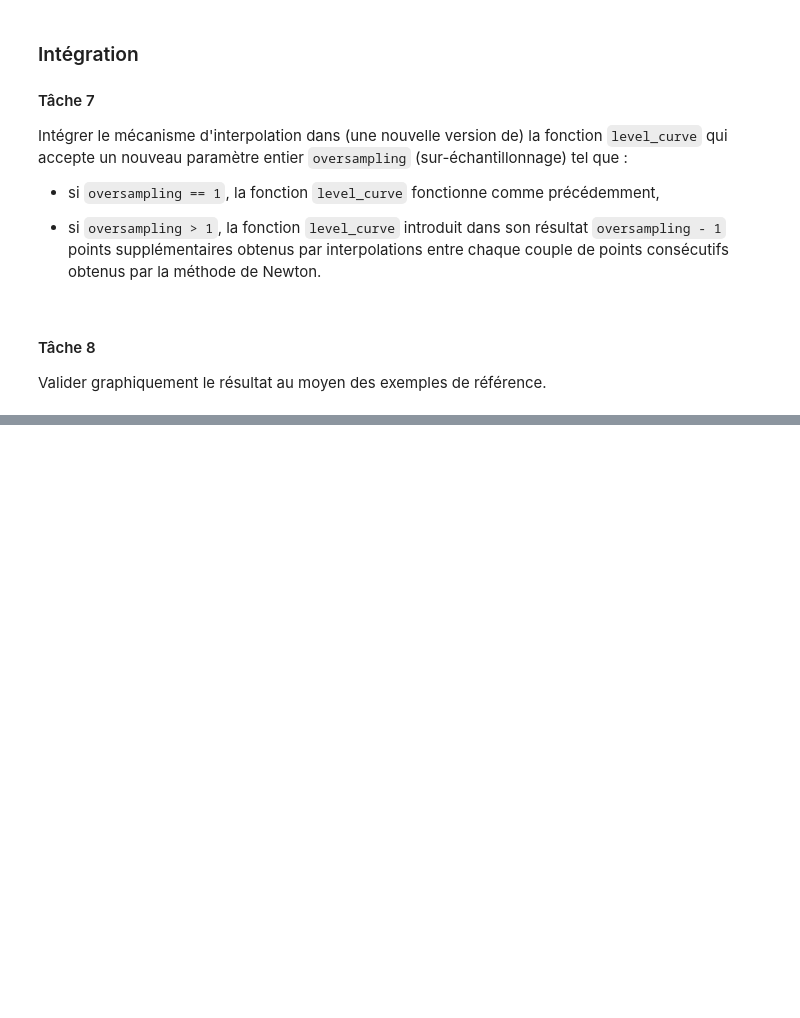
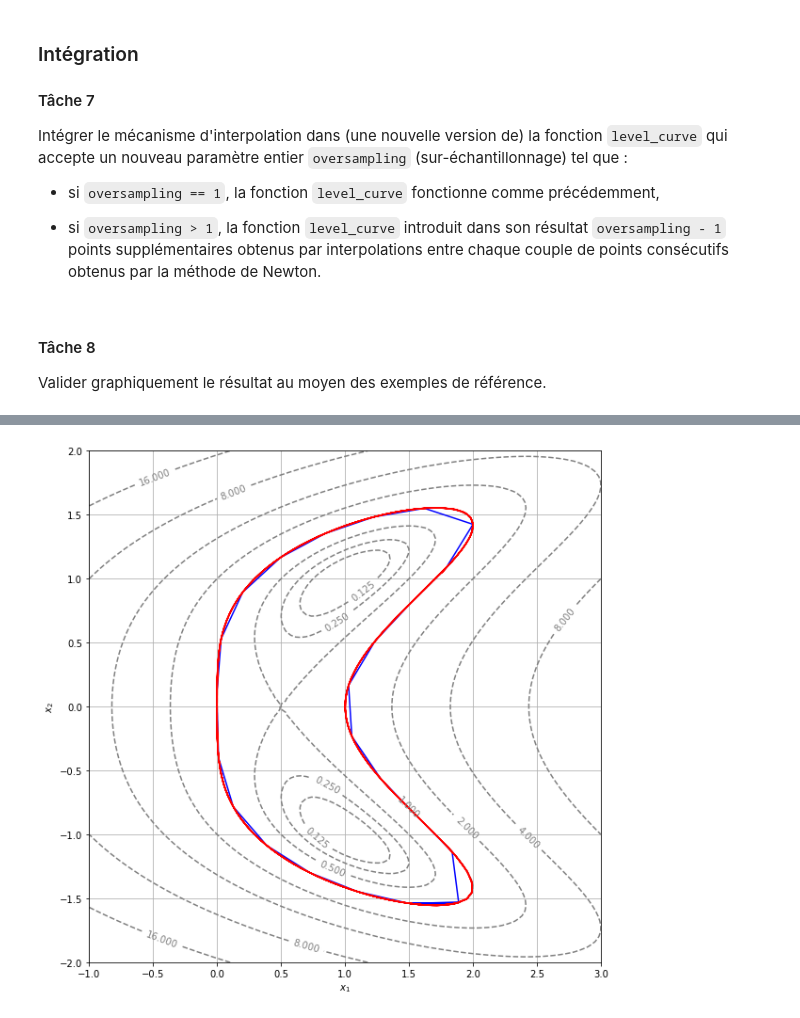
Before and after one commit to 20doireau/projet_math, a Jupyter notebook: Courbes_de_niveau_Fiche_reponse.ipynb, the cells around one changed output, grey strips where cells are left out. Cells and saved outputs as stored; diff of their text form; code cells hidden in the pictures; blank space fills up the shorter version.

```diff
--- a/Courbes_de_niveau_Fiche_reponse.ipynb
+++ b/Courbes_de_niveau_Fiche_reponse.ipynb
@@ -645,0 +705,17 @@ Valider graphiquement le résultat au moyen des exemples de référence.
+# %%
+# On affiche les lignes de niveaux de f2
+display_contour(f2, x = np.linspace(-1.0, 3.0, 100), y = np.linspace(-2.0, 2.0, 100), levels = [2**i for i in range(-3, 8)])
+
+    ## ligne de niveau 1.0 (en bleu)
+def f2_1(x1,x2):
+    x1 = np.array(x1)
+    x2 = np.array(x2)
+    return np.array([f2(x1,x2) - 1.0, x1 - x2])
+
+A = level_curve3(f2, Newton(f2_1, 0.8, 0.8, eps, N)[0], Newton(f2_1, 0.8, 0.8, eps, N)[1], 0.4, N, eps, 1.0,1)
+plt.plot(A[0],A[1], 'b');
+
+B = level_curve3(f2, Newton(f2_1, 0.8, 0.8, eps, N)[0], Newton(f2_1, 0.8, 0.8, eps, N)[1], 0.4, N, eps, 1.0,7)
+plt.plot(B[0],B[1], 'r');
+# %% [output]
+[figure, added]
```
Also changed, not shown: parts of 6 cells of this notebook.
